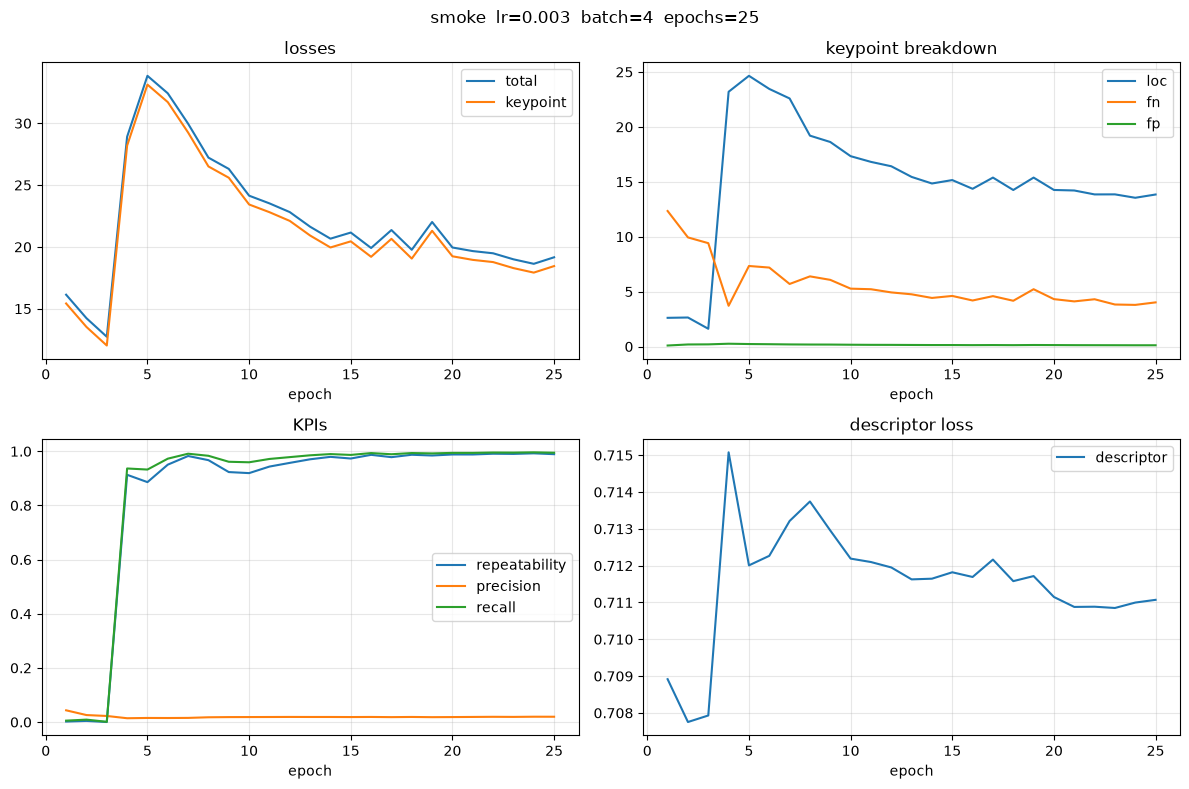
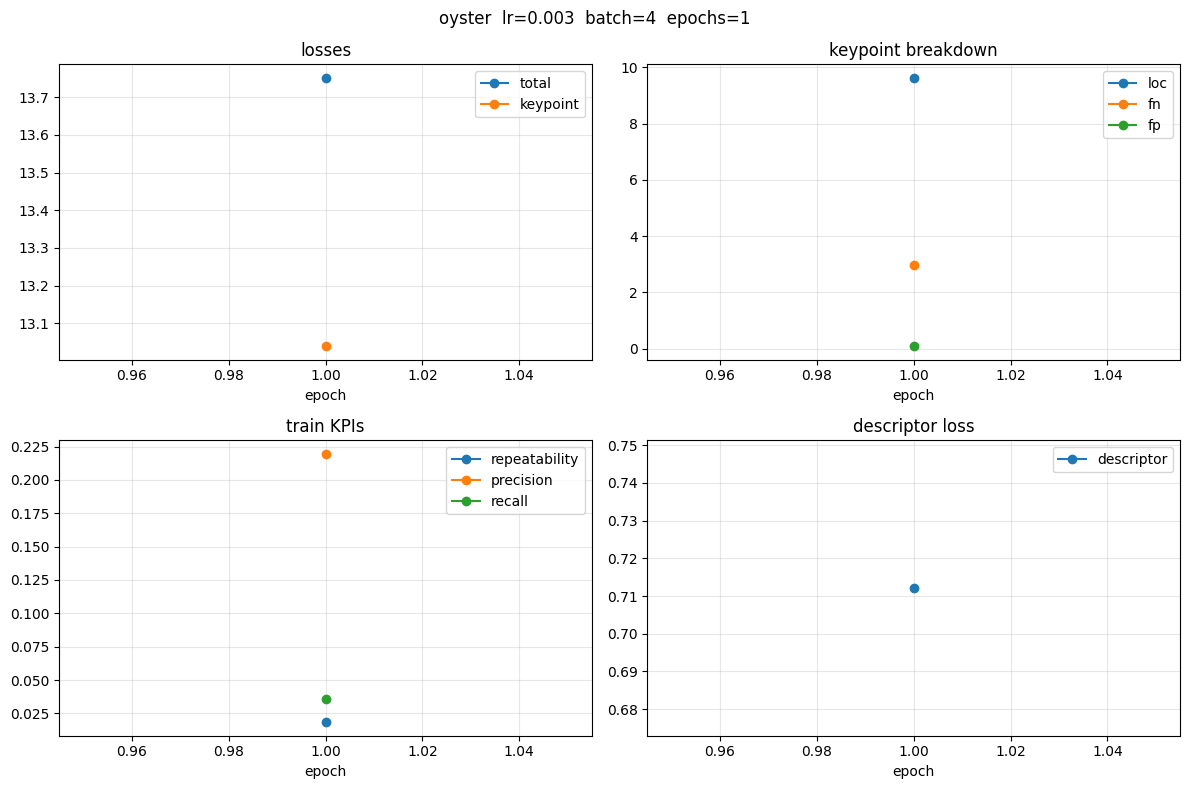
Code edit (unified diff) that turned the first committed figure into the second:
--- before
+++ after
@@ -1,29 +1,54 @@
-logs = instance.epoch_logs
-if not logs:
-    raise ValueError("no epoch logs to plot")
+logs      = instance.epoch_logs
+eval_logs = instance.evaluation_logs
+cfg       = instance.config
 
-epochs = [entry.epoch for entry in logs]
+has_epoch_data = bool(logs)
+has_eval_data  = bool(eval_logs)
 
-fig, axes = plt.subplots(2, 2, figsize=(12, 8))
-cfg = instance.config
+# ── Epoch-level plots ──────────────────────────────────────────────────────
+if has_epoch_data:
+    epochs = [e.epoch for e in logs]
+    fig, axes = plt.subplots(2, 2, figsize=(12, 8))
+    panels = [
+        (axes[0, 0], "losses",            [("total", "loss_total"), ("keypoint", "loss_keypoint")]),
+        (axes[0, 1], "keypoint breakdown",[("loc", "loss_loc"), ("fn", "loss_fn"), ("fp", "loss_fp")]),
+        (axes[1, 0], "train KPIs",        [("repeatability", "repeatability"), ("precision", "precision"), ("recall", "recall")]),
+        (axes[1, 1], "descriptor loss",   [("descriptor", "loss_descriptor")]),
+    ]
+    for ax, title, fields in panels:
+        for label, field in fields:
+            ax.plot(epochs, [getattr(e, field) for e in logs], label=label, marker="o")
+        ax.set_title(title)
+        ax.set_xlabel("epoch")
+        ax.legend()
+        ax.grid(True, alpha=0.3)
+    fig.suptitle(f"{instance.name}  lr={cfg.learning_rate}  batch={cfg.batch_size}  epochs={len(logs)}")
+    fig.tight_layout()
+    plt.show()
 
-panels = [
-    (axes[0, 0], "losses", [("total", "loss_total"), ("keypoint", "loss_keypoint")]),
-    (axes[0, 1], "keypoint breakdown", [("loc", "loss_loc"), ("fn", "loss_fn"), ("fp", "loss_fp")]),
-    (axes[1, 0], "KPIs", [("repeatability", "repeatability"), ("precision", "precision"), ("recall", "recall")]),
-    (axes[1, 1], "descriptor loss", [("descriptor", "loss_descriptor")]),
-]
+# ── Intra-epoch eval plots (evaluation_logs) ───────────────────────────────
+if has_eval_data:
+    eval_logs_sorted = sorted(eval_logs, key=lambda e: e.samples_seen)
+    xs        = [e.samples_seen for e in eval_logs_sorted]
+    depth_keys = sorted({k for e in eval_logs_sorted for k in (e.kpis_by_depth or {})})
 
-for ax, title, fields in panels:
-    for label, field in fields:
-        ax.plot(epochs, [getattr(entry, field) for entry in logs], label=label)
-    ax.set_title(title)
-    ax.set_xlabel("epoch")
-    ax.legend()
-    ax.grid(True, alpha=0.3)
+    fig, axes = plt.subplots(1, 3, figsize=(15, 4))
 
-fig.suptitle(
-    f"{instance.name}  lr={cfg.learning_rate}  batch={cfg.batch_size}  epochs={len(logs)}"
-)
-fig.tight_layout()
-plt.show()
+    for ax, metric in zip(axes, ["precision", "recall", "repeatability"]):
+        ax.plot(xs, [getattr(e, metric) for e in eval_logs_sorted],
+                label="overall", linewidth=2, marker="o")
+        for dk in depth_keys:
+            vals = [(e.kpis_by_depth or {}).get(dk, {}).get(metric) for e in eval_logs_sorted]
+            if any(v is not None for v in vals):
+                ax.plot(xs, [v or 0 for v in vals], label=dk, linestyle="--", marker=".")
+        ax.set_title(f"val {metric}")
+        ax.set_xlabel("samples seen")
+        ax.legend(fontsize=7)
+        ax.grid(True, alpha=0.3)
+
+    fig.suptitle(f"{instance.name} — within-epoch evals ({len(eval_logs_sorted)} points, {eval_logs_sorted[0].num_samples} samples each)")
+    fig.tight_layout()
+    plt.show()
+
+if not has_epoch_data and not has_eval_data:
+    print("no logs to plot")

Commit: Continue on simplepod